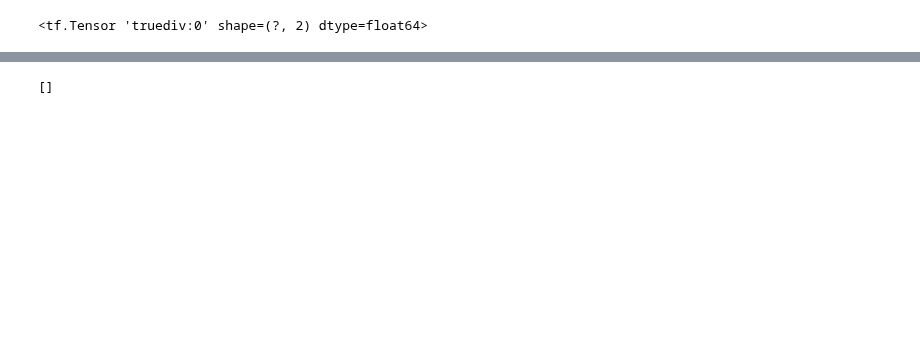
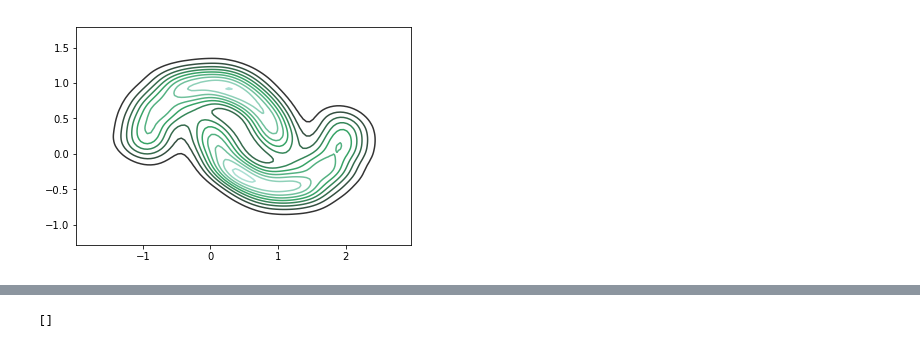
Before and after one commit to npetrenko/real_nvp, a Jupyter notebook: NVP-all.ipynb, the cells around one changed output, grey strips where cells are left out. Saved outputs shown, nothing was run; the diff lists cells and outputs as text; code cells hidden in the pictures; blank space fills up the shorter version.

```diff
--- a/NVP-all.ipynb
+++ b/NVP-all.ipynb
@@ -61,8 +63,4 @@ with tf.name_scope('gain_scope'):
     z = flows[-1].output
     gain = tf.reduce_sum(-(z*z)/2, axis=-1) + logj
     gain = tf.reduce_mean(gain)
-# %%
-z
-# %% [output]
-<tf.Tensor 'truediv:0' shape=(?, 2) dtype=float64>
 # %%
@@ -73,3 +72,8 @@ X, _ = make_moons(n_samples=1024, noise=0.13)
+# %%
+sns.kdeplot(X[:,0], X[:,1], kernel='tri')
+plt.show()
+# %% [output]
+[figure, added]
 # %%
 plt.scatter(X[:,0], X[:,1])
 plt.show()
```
Also changed, not shown: parts of 22 cells of this notebook, 3 other files.
